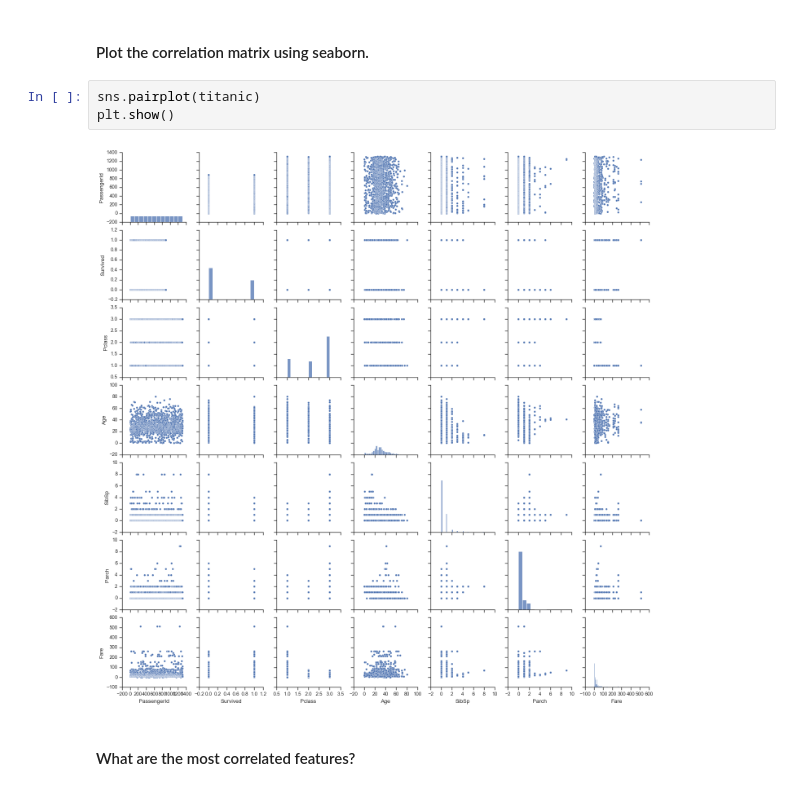
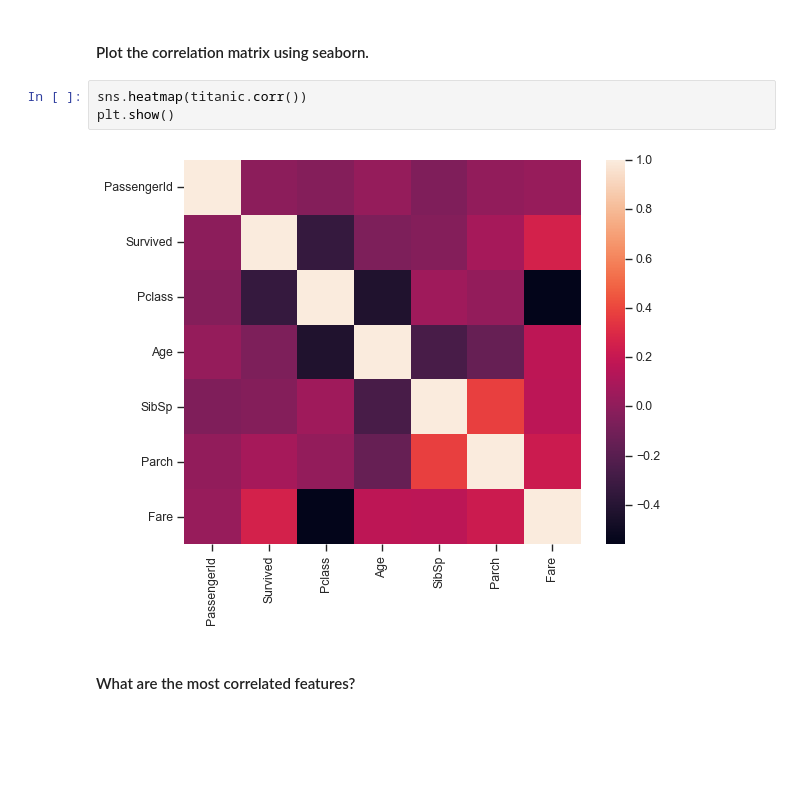
Before and after one commit to eric-martinet/IRONLABS, a Jupyter notebook: Module02/Lab_1_Matplotlib-and-Seaborn/main.ipynb, the cells around one changed output. Cells and saved outputs as stored; diff of their text form; blank space fills up the shorter version.

```diff
--- a/Module02/Lab_1_Matplotlib-and-Seaborn/main.ipynb
+++ b/Module02/Lab_1_Matplotlib-and-Seaborn/main.ipynb
@@ -458,10 +458,10 @@ plt.show()
 # %% [markdown]
 #### Plot the correlation matrix using seaborn.
 # %%
-sns.pairplot(titanic)
+sns.heatmap(titanic.corr())
 plt.show()
 # %% [output]
-[figure, old version]
+[figure, new version]
 # %% [markdown]
 #### What are the most correlated features?
 # %%
```
Also changed, not shown: parts of 7 cells of this notebook, 1 other file.
